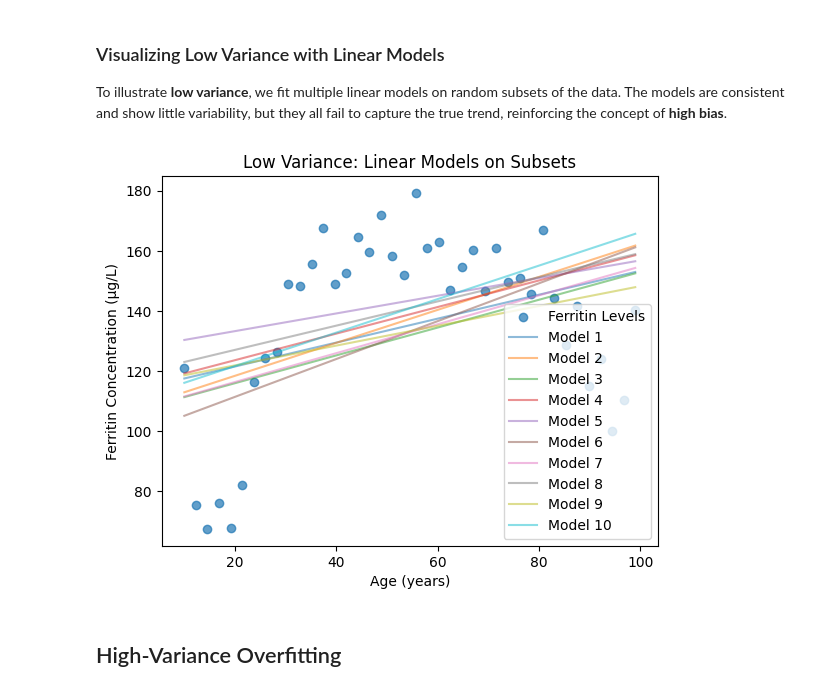
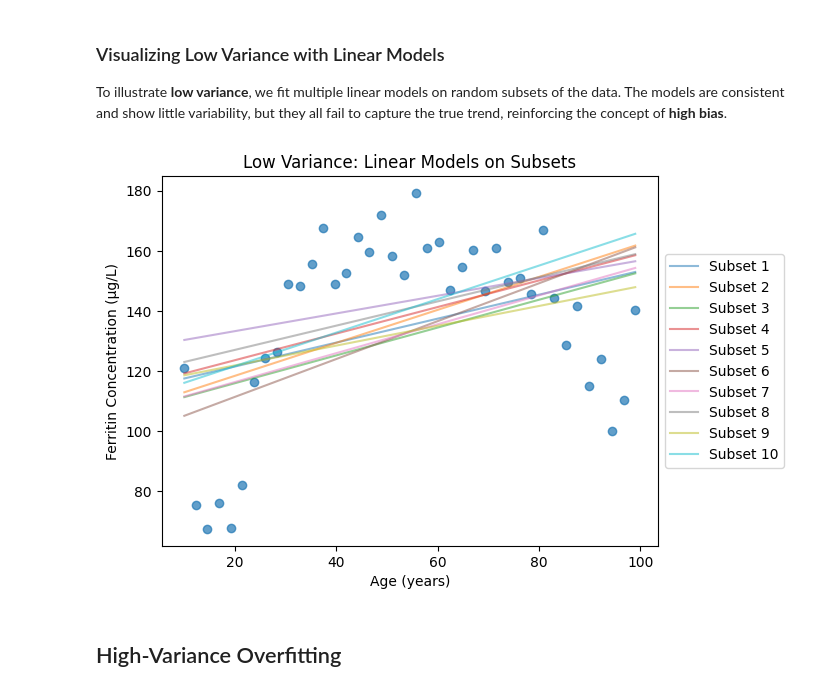
Before and after one commit to Jamoser123/PNR_Advanced_DataScience, a Jupyter notebook: 1_Overview/HandsOn_Introduction.ipynb, the cells around one changed output. Saved outputs shown, nothing was run; the diff lists cells and outputs as text; code cells hidden in the pictures.

```diff
--- a/1_Overview/HandsOn_Introduction.ipynb
+++ b/1_Overview/HandsOn_Introduction.ipynb
@@ -373,24 +389,24 @@ To illustrate **low variance**, we fit multiple linear models on random subsets
 # %%
 # Function to fit linear models on subsets using statsmodels
 def plot_low_variance_statsmodels(data):
-    plt.scatter(data["Age"], data["Ferritin"], alpha=0.7, label="Ferritin Levels")
+    plt.scatter(data["Age"], data["Ferritin"], alpha=0.7)
 
     for i in range(10):  # Fit 10 models on random subsets
         subset = data.sample(frac=0.7, random_state=i)
         model = smf.ols(formula='Ferritin ~ Age', data=subset).fit()
         predictions = model.predict(data["Age"])
-        plt.plot(data["Age"], predictions, alpha=0.5, label=f"Model {i+1}")
+        plt.plot(data["Age"], predictions, alpha=0.5, label=f"Subset {i+1}")
 
     plt.title("Low Variance: Linear Models on Subsets")
     plt.xlabel("Age (years)")
     plt.ylabel("Ferritin Concentration (µg/L)")
-    plt.legend()
+    plt.legend(loc='center left', bbox_to_anchor=(1, 0.5))
     plt.show()
 
 # Plot low variance using statsmodels
 plot_low_variance_statsmodels(data)
 # %% [output]
-[figure, old version]
+[figure, new version]
 # %% [markdown]
 ## High-Variance Overfitting
 # %% [markdown]
```
Also changed, not shown: parts of 23 cells of this notebook, 1 other file.
